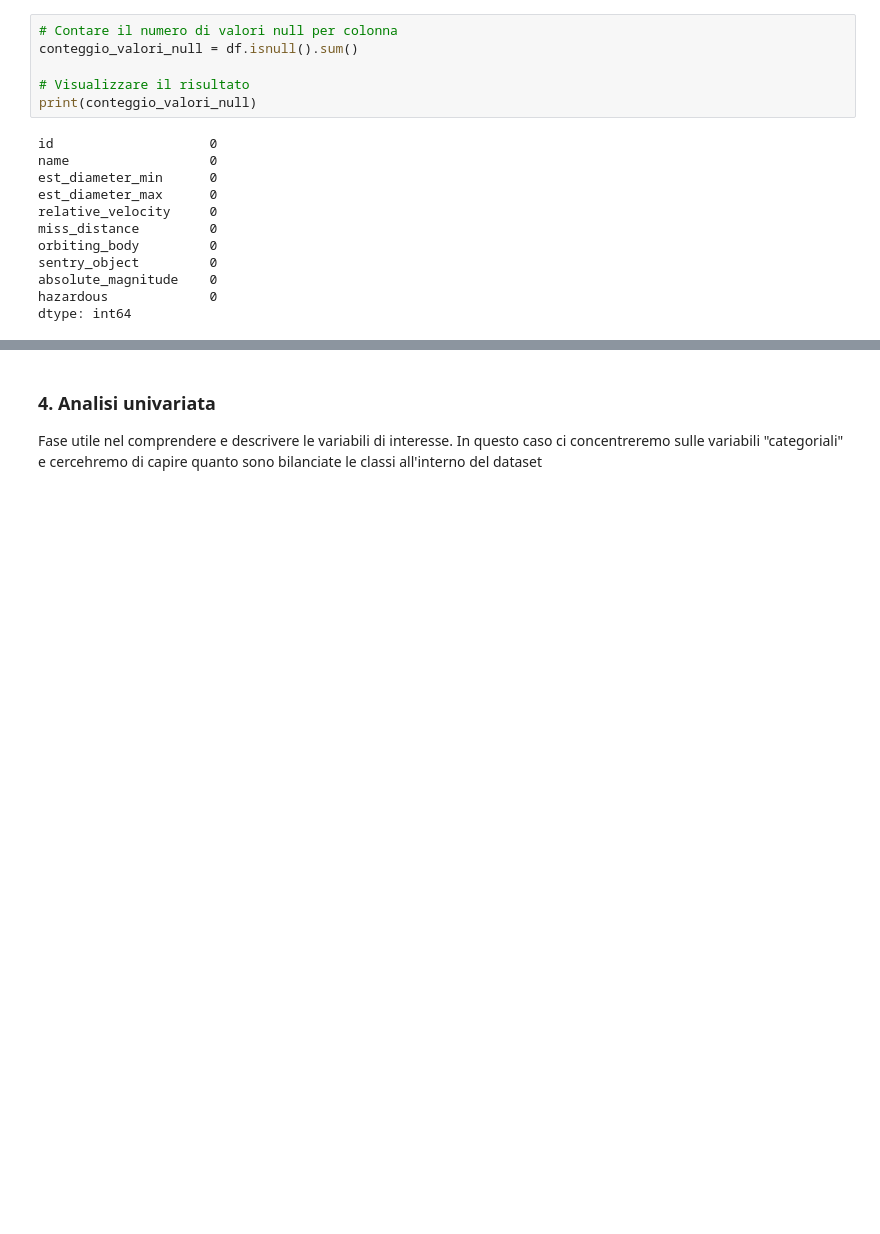
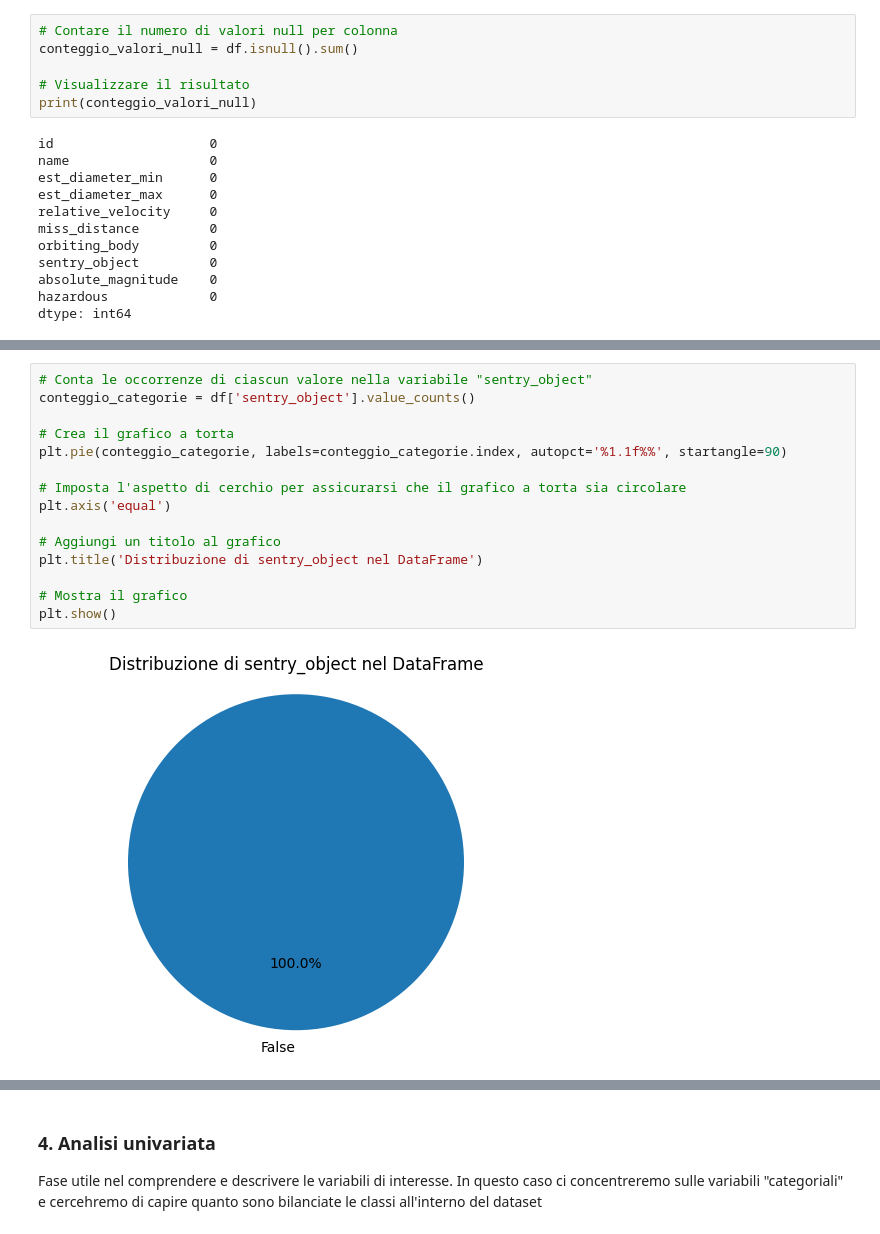
Before and after one commit to LolloMagicMagia/ML-Laboratory, a Jupyter notebook: Progetto.ipynb, the cells around one changed output, grey strips where cells are left out. Saved outputs shown, nothing was run; the diff lists cells and outputs as text; blank space fills up the shorter version.

```diff
--- a/Progetto.ipynb
+++ b/Progetto.ipynb
@@ -154,0 +130,17 @@ Toglieremo anche sentry_object poichè tutti false.
+# %%
+# Conta le occorrenze di ciascun valore nella variabile "sentry_object"
+conteggio_categorie = df['sentry_object'].value_counts()
+
+# Crea il grafico a torta
+plt.pie(conteggio_categorie, labels=conteggio_categorie.index, autopct='%1.1f%%', startangle=90)
+
+# Imposta l'aspetto di cerchio per assicurarsi che il grafico a torta sia circolare
+plt.axis('equal')
+
+# Aggiungi un titolo al grafico
+plt.title('Distribuzione di sentry_object nel DataFrame')
+
+# Mostra il grafico
+plt.show()
+# %% [output]
+[figure, added]
```
Also changed, not shown: parts of 67 cells of this notebook.
